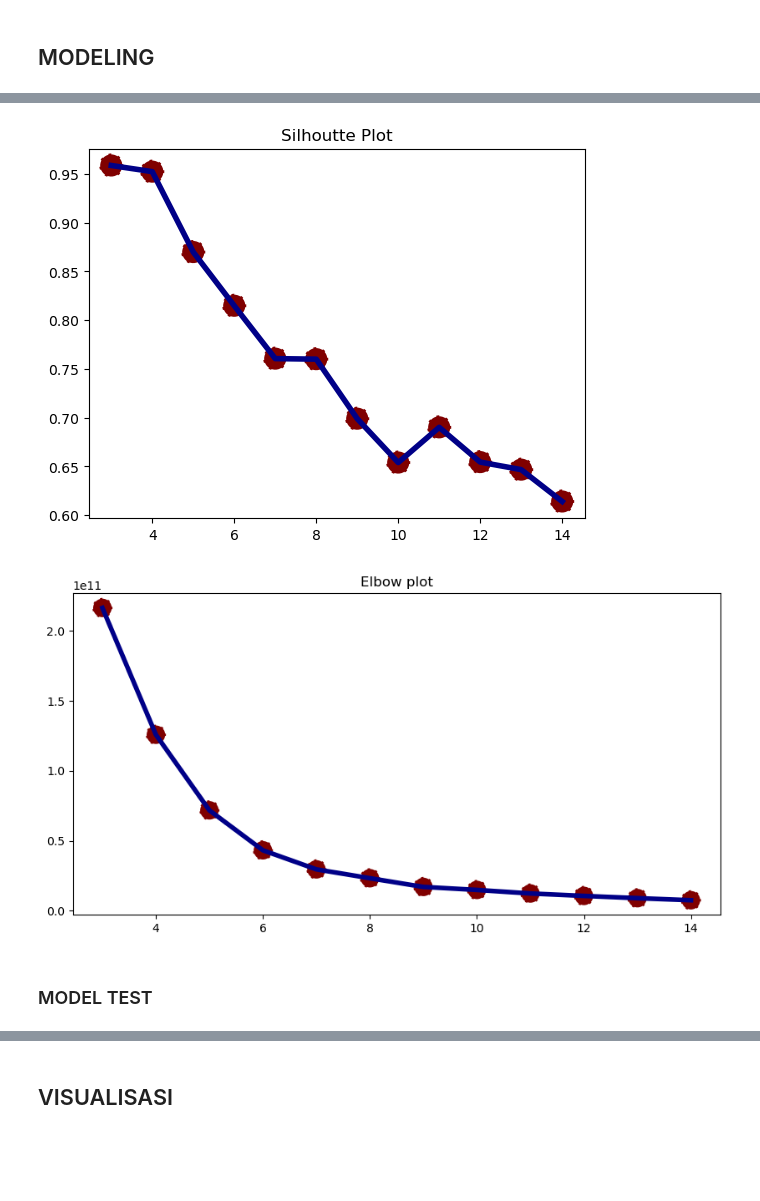
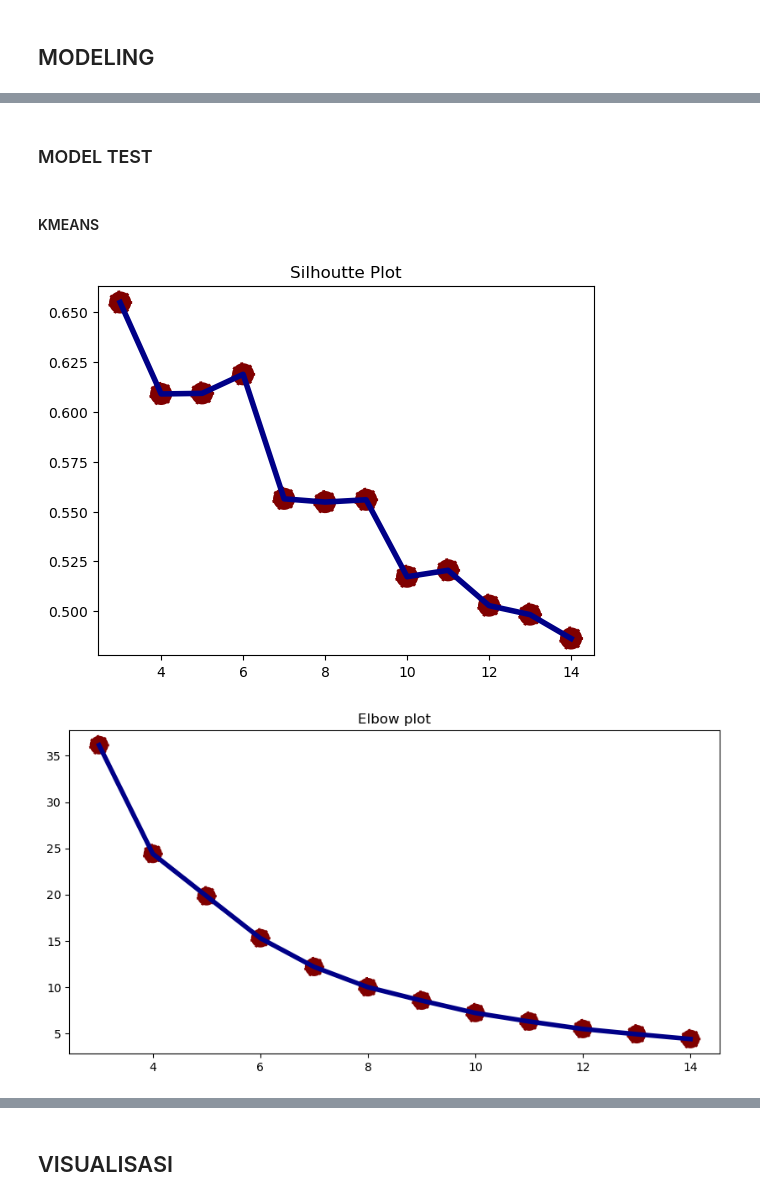
Before and after one commit to MBAHTAWOONS/RFM_UNSUPERVISED_ONLINE_RETAIL, a Jupyter notebook: RFM_PROJECT/RFM_SEGMENTATION.ipynb, the cells around one changed output, grey strips where cells are left out. Cells and saved outputs as stored; diff of their text form; code cells hidden in the pictures; blank space fills up the shorter version.

```diff
--- a/RFM_PROJECT/RFM_SEGMENTATION.ipynb
+++ b/RFM_PROJECT/RFM_SEGMENTATION.ipynb
@@ -61,15 +62,24 @@ def elbowmodel_plot(X,n_clusters= list):
 
 #modeling silhoutte
 
-def silhouttemodel_plot(X,n_clusters= list):
+def silhouttemodel_plot(X,n_clusters= list,model=str):
     arr_silhouette_score_euclidean = []
 
-    for i in n_clusters:
-        kmeans = KMeans(n_clusters=i,).fit(X)
-        preds = kmeans.predict(X)
+    if model == 'k-means':
+        for i in n_clusters:
+            kmeans = KMeans(n_clusters=i,random_state=1).fit(X)
+            preds = kmeans.predict(X)
 
-        score_euclidean = silhouette_score(X, preds, metric='euclidean')
-        arr_silhouette_score_euclidean.append(score_euclidean)
+            score_euclidean = silhouette_score(X, preds, metric='euclidean')
+            arr_silhouette_score_euclidean.append(score_euclidean)
+
+    if model == 'agglomerative':
+        for i in n_clusters:
+            agg = AgglomerativeClustering(n_clusters=i)
+            preds = agg.fit_predict(X)
+
+            score_euclidean = silhouette_score(X, preds, metric='euclidean')
+            arr_silhouette_score_euclidean.append(score_euclidean)
 
     sns.lineplot(x=n_clusters, y=arr_silhouette_score_euclidean, color='#000087', linewidth = 4)
     sns.scatterplot(x=n_clusters, y=arr_silhouette_score_euclidean, s=300, color='#800000',  linestyle='--')
@@ -93,7 +103,7 @@ def radar_chart(ax, features, values, label, color):
 # %% [markdown]
 #### LOAD DATA
 # %%
-df = pd.read_csv('C:/Users/hp/Downloads/Materi EC 8 DS 20+-20231001T020241Z-001/UNSUP_PROJECT/online_Retail_listing.csv')
+df = pd.read_csv('C:/Users/hp/Downloads/NEW PROJECT/UNSUP_PROJECT/online_Retail_listing.csv')
 df.head(3)
 # %% [output]
 |  | Invoice | StockCode | Description | Quantity | InvoiceDate | Price | Customer ID | Country |
@@ -754,7 +776,7 @@ X = RFM.set_index('CustomerID')
 col = list(X.columns)
 # %%
 # # SCALING
-# sc = StandardScaler()
-# X_std = sc.fit_transform(X)
-# X_std = pd.DataFrame(X_std,columns=col)
-# X_std.describe()
+sc = MinMaxScaler()
+X_std = sc.fit_transform(X)
+X_std = pd.DataFrame(X_std,columns=col)
+X_std.describe()
@@ -761,11 +793,15 @@ col = list(X.columns)
 # %%
 range_n_clusters = list(range(3,15))
+# %% [markdown]
+### MODEL TEST
+# %% [markdown]
+#### KMEANS
 # %%
 #cluster planning with elbow and silhoutte
 
-silhouttemodel_plot(X,range_n_clusters)
-elbowmodel_plot(X,range_n_clusters)
+silhouttemodel_plot(X_std,range_n_clusters,model='k-means')
+elbowmodel_plot(X_std,range_n_clusters)
 # %% [output]
-[figure, old version]
+[figure, new version]
-[figure, old version]
+[figure, new version]
 # %%
@@ -773,3 +809 @@ elbowmodel_plot(X,range_n_clusters)
-# %% [markdown]
-### MODEL TEST
 # %%
```
Also changed, not shown: parts of 30 cells of this notebook.
